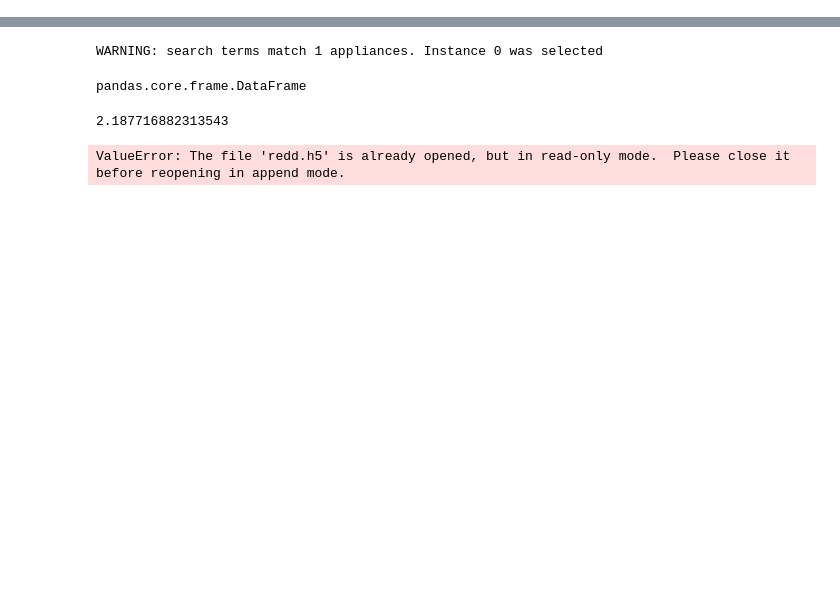
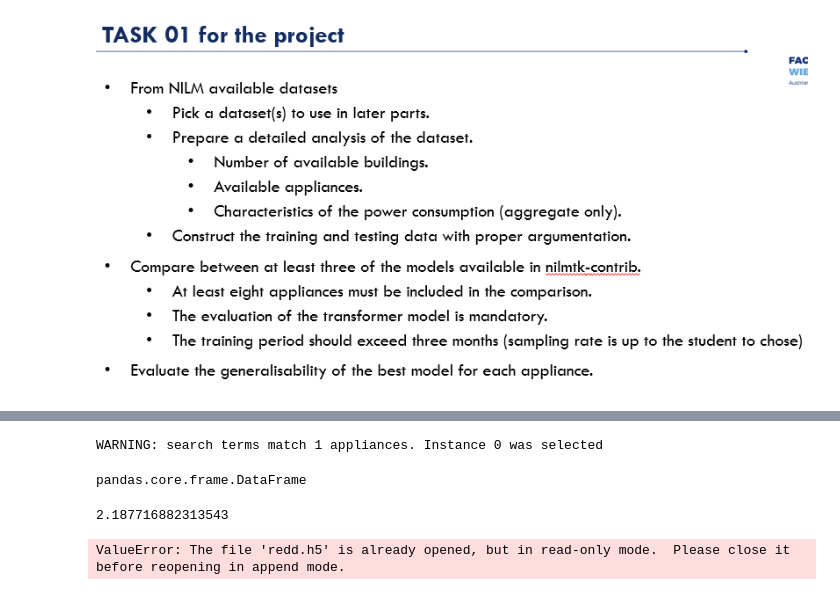
Before and after one commit to daviddeket/smart_meter_predictions, a Jupyter notebook: cs1_project_notebook.ipynb, the cells around one changed output, grey strips where cells are left out. Cells and saved outputs as stored; diff of their text form; code cells hidden in the pictures; blank space fills up the shorter version.

```diff
--- a/cs1_project_notebook.ipynb
+++ b/cs1_project_notebook.ipynb
@@ -52,0 +10,4 @@ ValueError: Not a location (invalid object ID)
+# %%
+Image(filename='embedded_images/task_01.png')
+# %% [output]
+[figure, added]
```
Also changed, not shown: parts of 13 cells of this notebook, 6 other files.
